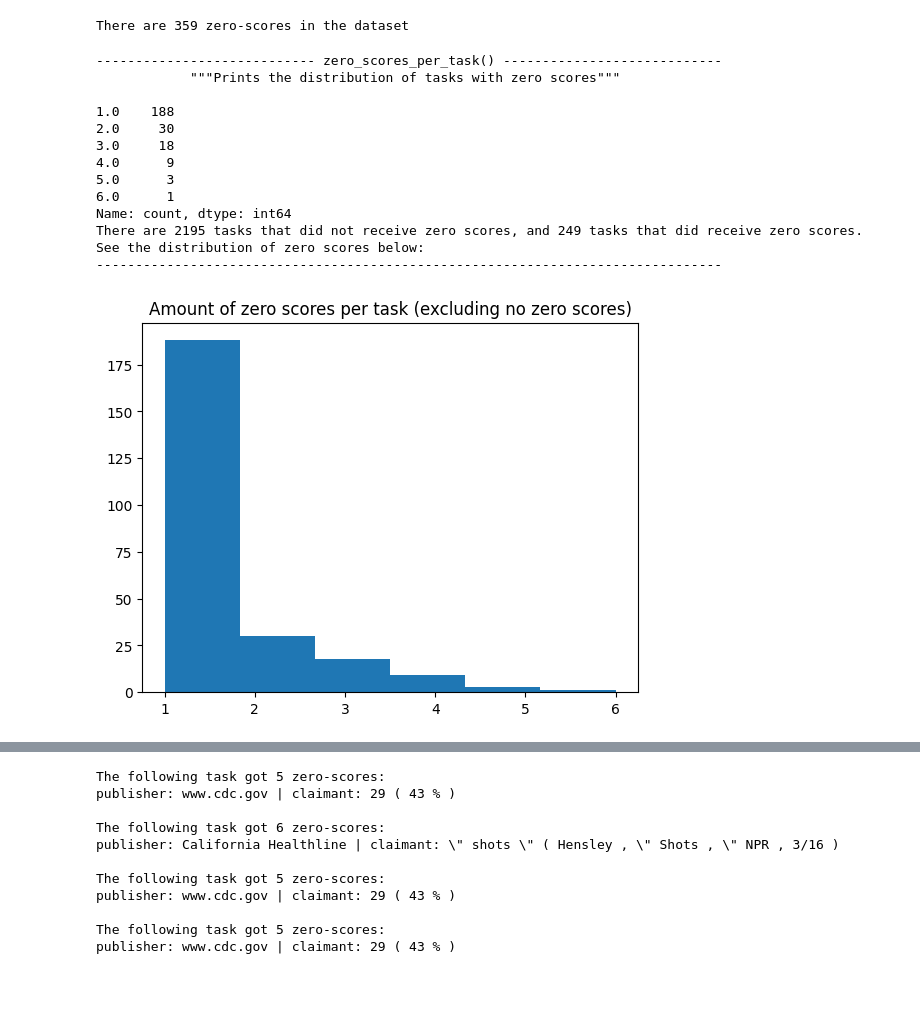
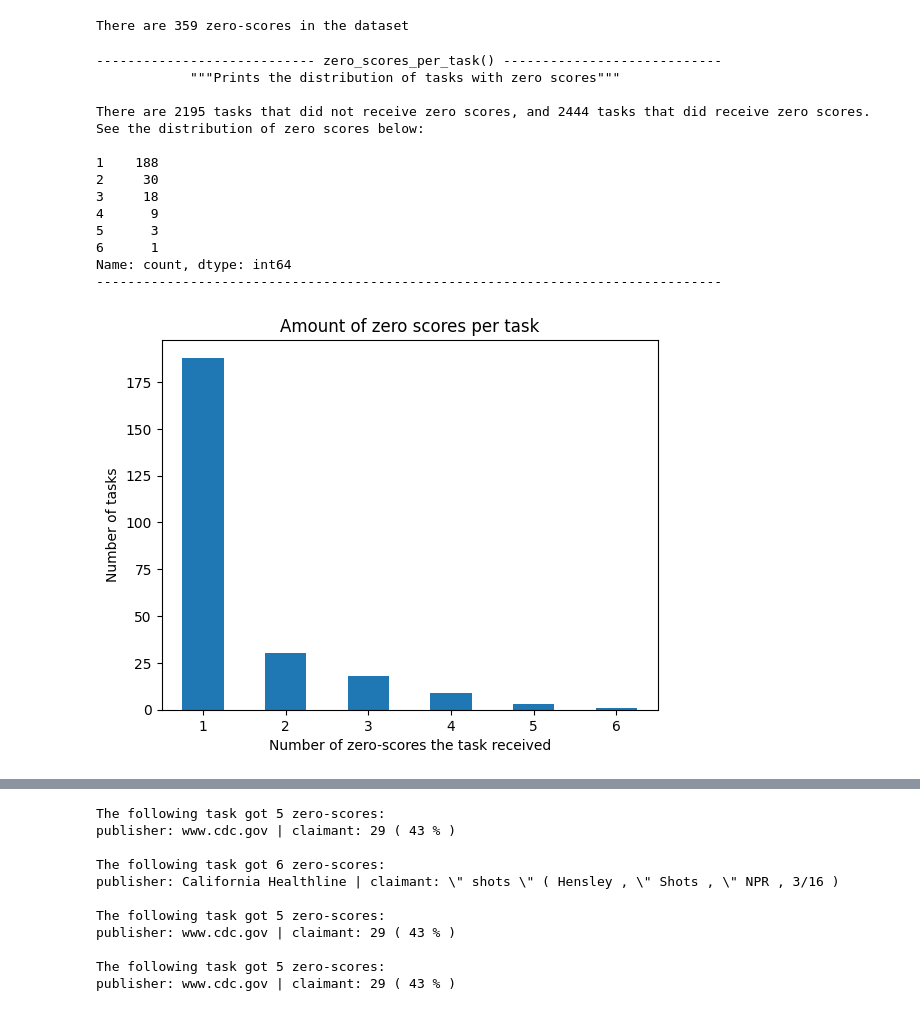
Before and after one commit to bbjoverbeek/credibility-conundrum, a Jupyter notebook: 1_data_exploration.ipynb, the cells around one changed output, grey strips where cells are left out. Saved outputs shown, nothing was run; the diff lists cells and outputs as text; code cells hidden in the pictures; blank space fills up the shorter version.

```diff
--- a/1_data_exploration.ipynb
+++ b/1_data_exploration.ipynb
@@ -528,36 +628,46 @@ There are 359 zero-scores in the dataset
 # %%
 # make histogram of tasks scored with 0
 @print_formatting
 def zero_scores_per_task(df: pd.DataFrame) -> None:
     """Prints the distribution of tasks with zero scores"""
 
     zero_scores = []
     for task_id in df['task_id'].unique():
-        zero_scores.append(df[df['task_id'] == task_id]['score'].value_counts().get(0))
+        zero_scores.append(str(df[df['task_id'] == task_id]['score'].value_counts().get(0, 0)))
+
 
     zero_scores_series = pd.Series(zero_scores)
+
+    print(f'There are {zero_scores_series[zero_scores_series == "0"].count()} tasks that did not receive zero scores, and {zero_scores_series.count()} tasks that did receive zero scores.')
+    print('See the distribution of zero scores below:\n')
+
+    zero_scores_series = zero_scores_series[zero_scores_series != '0']
     print(zero_scores_series.value_counts())
 
-    print(f'There are {zero_scores_series.isnull().sum()} tasks that did not receive zero scores, and {zero_scores_series.count()} tasks that did receive zero scores.')
-    print('See the distribution of zero scores below:')
 
     # make histogram of tasks scored with 0
-    zero_scores_series.hist(bins=6, align='mid', grid=False)
-    plt.title('Amount of zero scores per task (excluding no zero scores)')
+    # zero_scores_series.hist(bins=6, align='mid', grid=False, by='score')
+    # plt.bar(zero_scores_series)
+    zero_scores_series.value_counts().plot(kind='bar', rot=True)
+    plt.xlabel('Number of zero-scores the task received')
+    plt.ylabel('Number of tasks')
+    plt.title('Amount of zero scores per task')
+    # zero_scores_series.plot(kind='bar')
 
 zero_scores_per_task(df)
 # %% [output]
 ---------------------------- zero_scores_per_task() ----------------------------
             """Prints the distribution of tasks with zero scores"""
 
-1.0    188
-2.0     30
-3.0     18
-4.0      9
-5.0      3
-6.0      1
+There are 2195 tasks that did not receive zero scores, and 2444 tasks that did receive zero scores.
+See the distribution of zero scores below:
+
+1    188
+2     30
+3     18
+4      9
+5      3
+6      1
 Name: count, dtype: int64
-There are 2195 tasks that did not receive zero scores, and 249 tasks that did receive zero scores.
-See the distribution of zero scores below:
 --------------------------------------------------------------------------------
-[figure, old version]
+[figure, new version]
```
Also changed, not shown: parts of 11 cells of this notebook, 7 other files.
